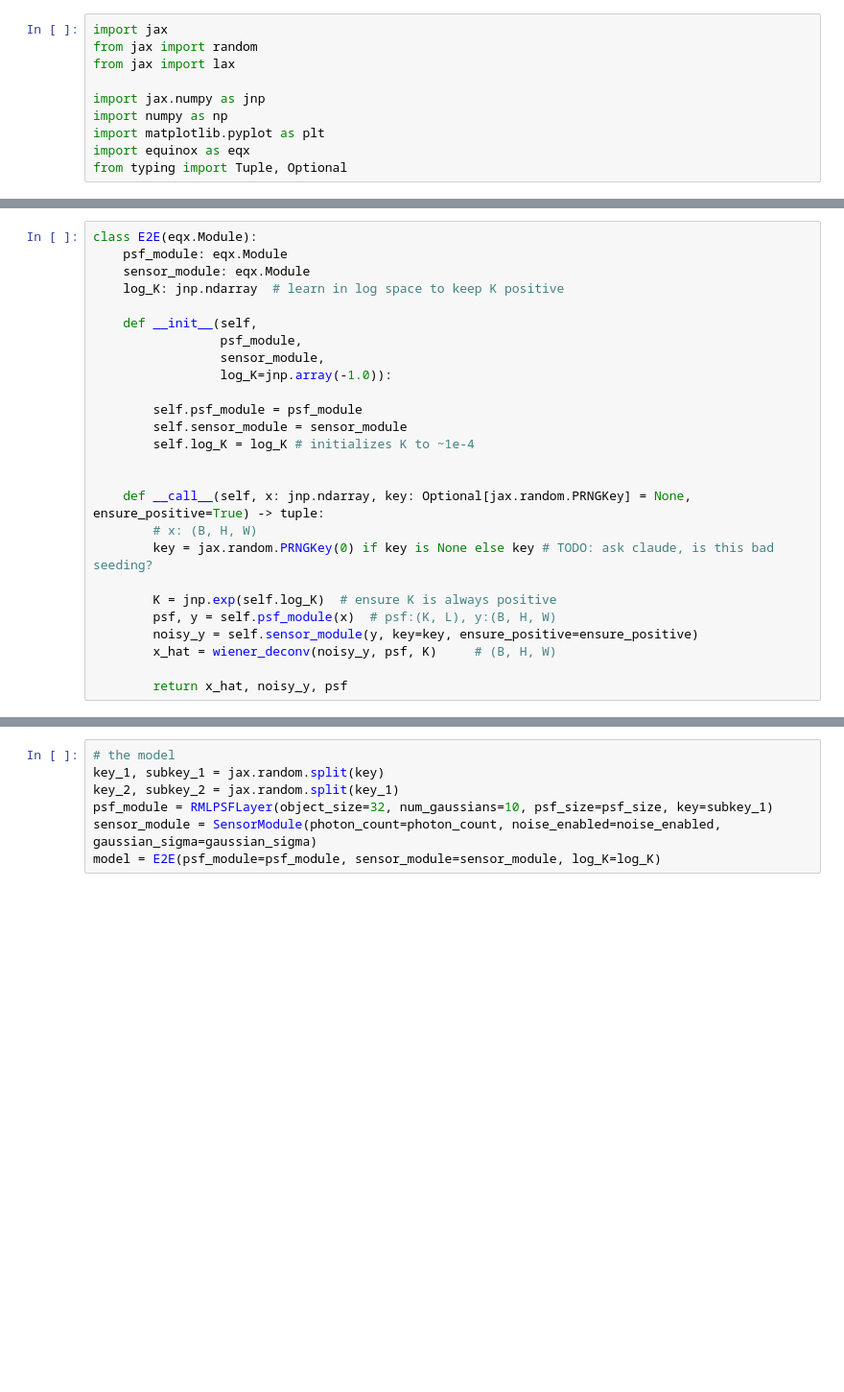
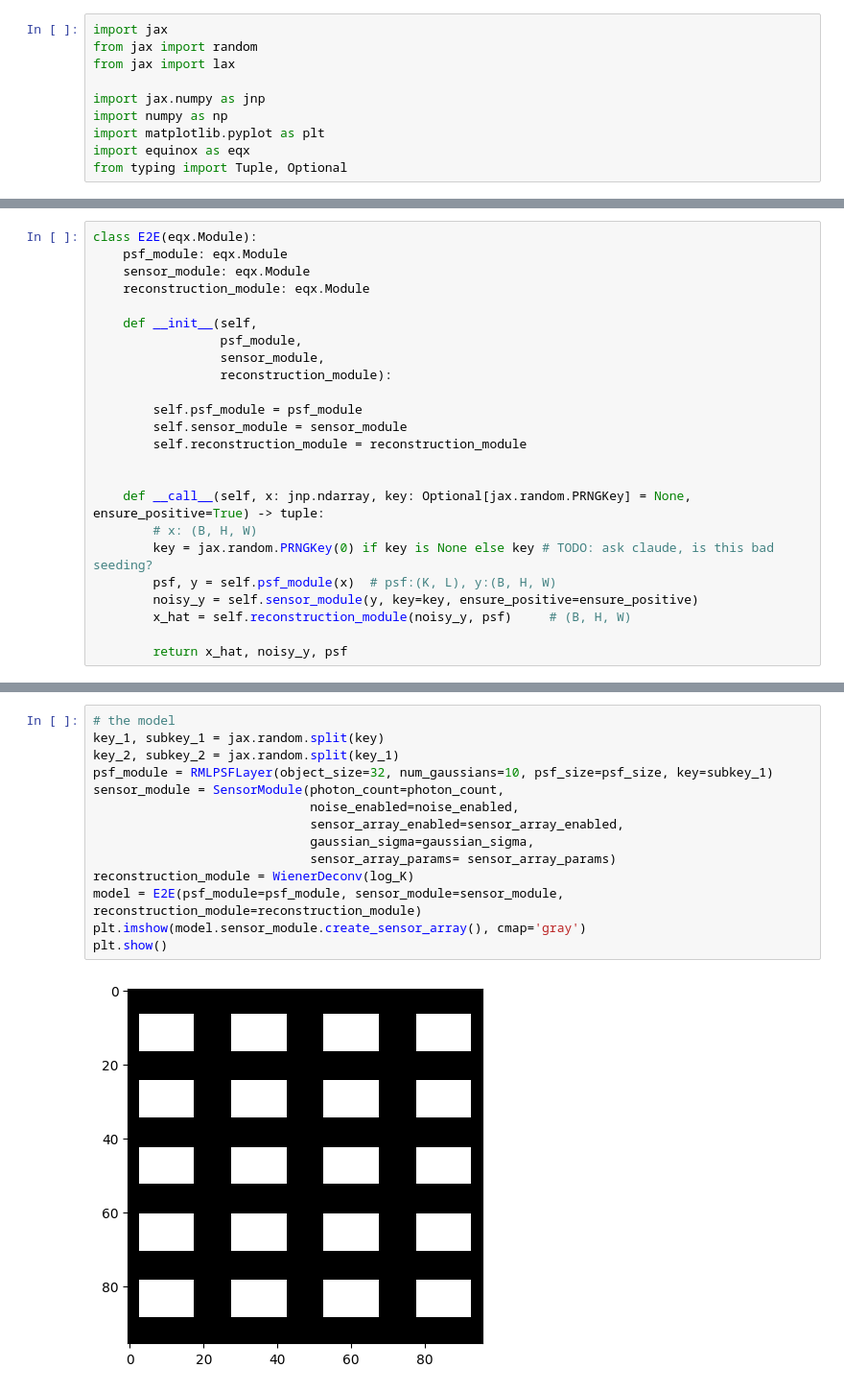
Before and after one commit to Drizlly/e2e-imaging, a Jupyter notebook: e2e_imaging.ipynb, the cells around one changed output, grey strips where cells are left out. Shown at 96% size. Saved outputs shown, nothing was run; the diff lists cells and outputs as text; blank space fills up the shorter version.

```diff
--- a/e2e_imaging.ipynb
+++ b/e2e_imaging.ipynb
@@ -76,26 +35,24 @@ def gaussian_noise(image: jnp.ndarray, sigma: float, photon_count: int, key: jax
 class E2E(eqx.Module):
     psf_module: eqx.Module
     sensor_module: eqx.Module
-    log_K: jnp.ndarray  # learn in log space to keep K positive
+    reconstruction_module: eqx.Module
 
     def __init__(self,
                  psf_module,
                  sensor_module,
-                 log_K=jnp.array(-1.0)):
+                 reconstruction_module):
 
         self.psf_module = psf_module
         self.sensor_module = sensor_module
-        self.log_K = log_K # initializes K to ~1e-4
+        self.reconstruction_module = reconstruction_module
 
 
     def __call__(self, x: jnp.ndarray, key: Optional[jax.random.PRNGKey] = None, ensure_positive=True) -> tuple:
         # x: (B, H, W)
         key = jax.random.PRNGKey(0) if key is None else key # TODO: ask claude, is this bad seeding?
-
-        K = jnp.exp(self.log_K)  # ensure K is always positive
         psf, y = self.psf_module(x)  # psf:(K, L), y:(B, H, W)
         noisy_y = self.sensor_module(y, key=key, ensure_positive=ensure_positive)
-        x_hat = wiener_deconv(noisy_y, psf, K)     # (B, H, W)
+        x_hat = self.reconstruction_module(noisy_y, psf)     # (B, H, W)
 
         return x_hat, noisy_y, psf
 # %%
@@ -164,7 +144,16 @@ wandb_config = {
 # %%
 # the model
 key_1, subkey_1 = jax.random.split(key)
 key_2, subkey_2 = jax.random.split(key_1)
 psf_module = RMLPSFLayer(object_size=32, num_gaussians=10, psf_size=psf_size, key=subkey_1)
-sensor_module = SensorModule(photon_count=photon_count, noise_enabled=noise_enabled, gaussian_sigma=gaussian_sigma)
-model = E2E(psf_module=psf_module, sensor_module=sensor_module, log_K=log_K)
+sensor_module = SensorModule(photon_count=photon_count,
+                             noise_enabled=noise_enabled,
+                             sensor_array_enabled=sensor_array_enabled,
+                             gaussian_sigma=gaussian_sigma,
+                             sensor_array_params= sensor_array_params)
+reconstruction_module = WienerDeconv(log_K)
+model = E2E(psf_module=psf_module, sensor_module=sensor_module, reconstruction_module=reconstruction_module)
+plt.imshow(model.sensor_module.create_sensor_array(), cmap='gray')
+plt.show()
+# %% [output]
+[figure, added]
```
Also changed, not shown: parts of 10 cells of this notebook, 3 other files.
